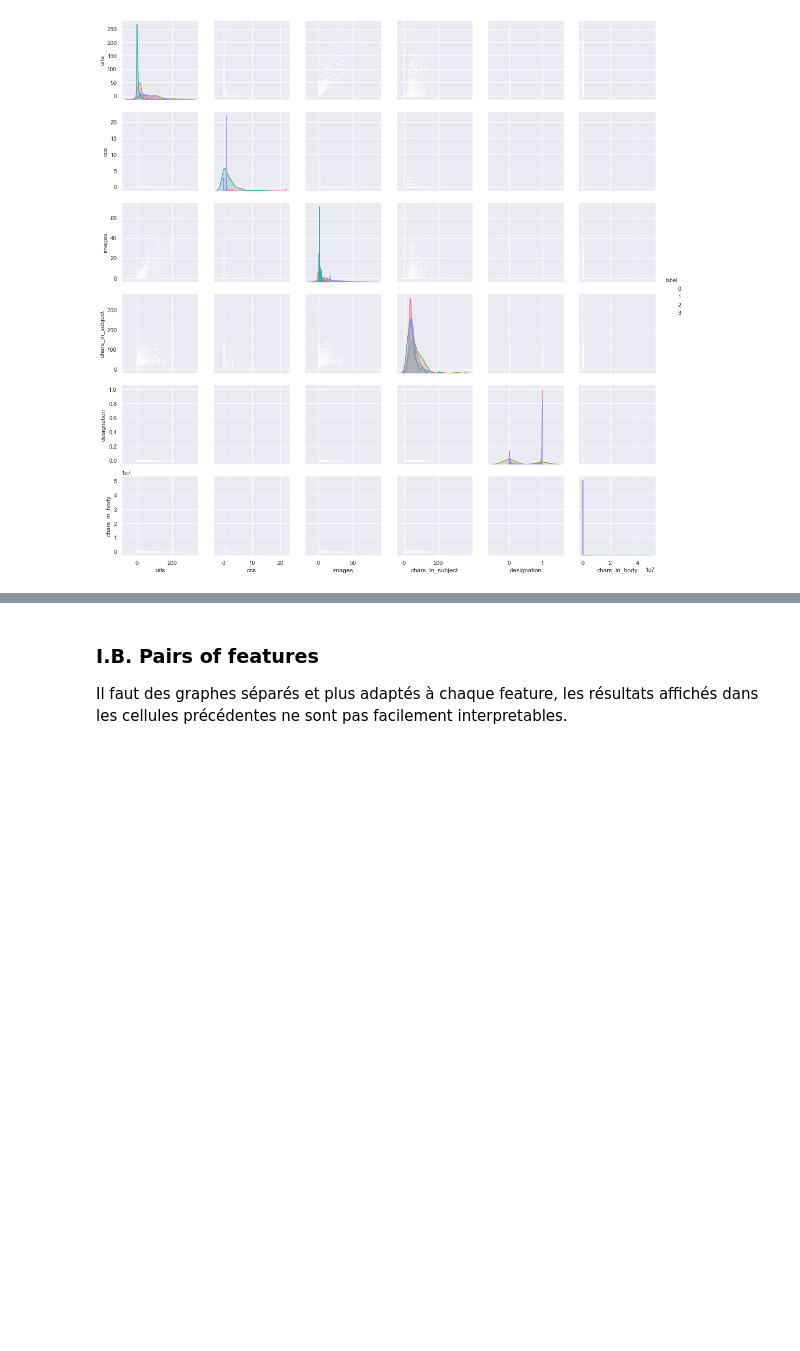
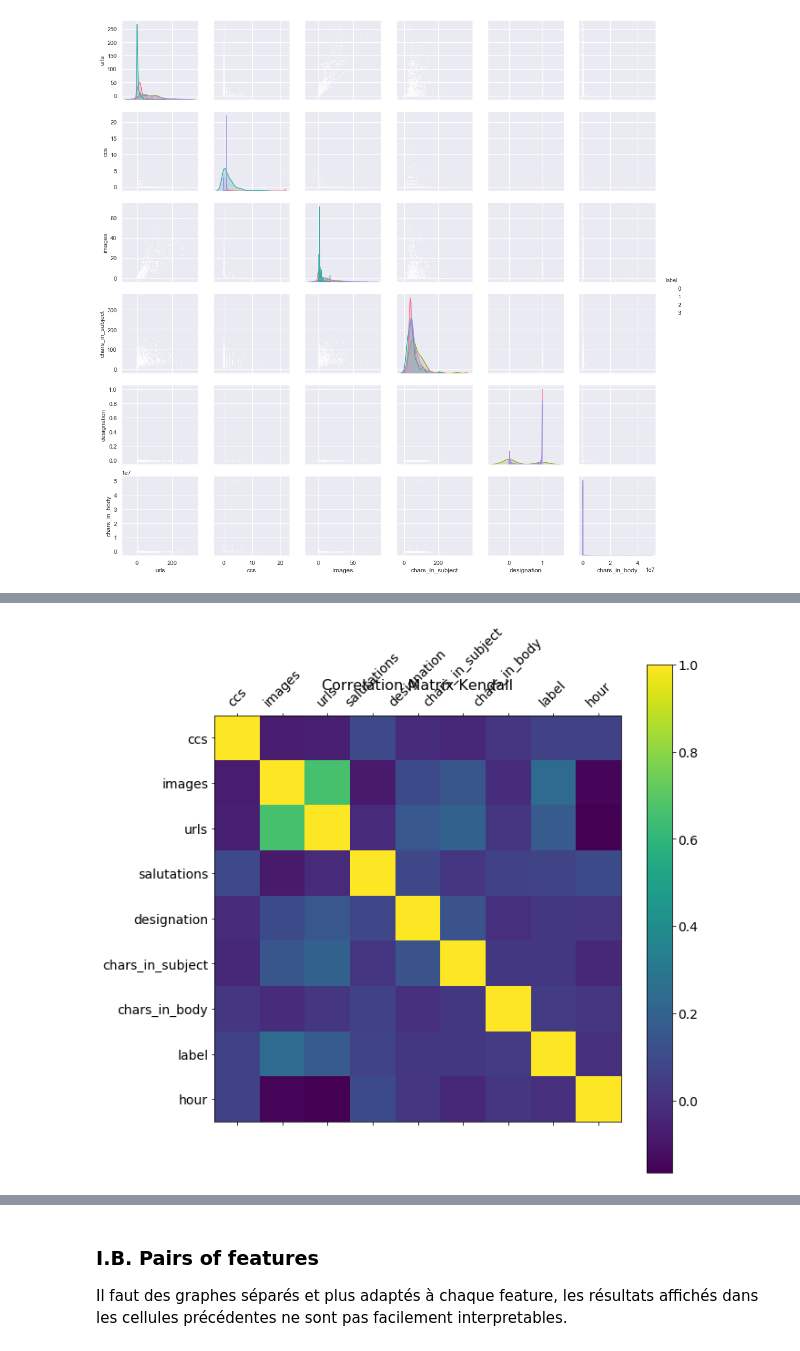
Before and after one commit to MerlinEgalite/mail-classification, a Jupyter notebook: Visualisation/Data Visualization.ipynb, the cells around one changed output, grey strips where cells are left out. Saved outputs shown, nothing was run; the diff lists cells and outputs as text; code cells hidden in the pictures; blank space fills up the shorter version.

```diff
--- a/Visualisation/Data Visualization.ipynb
+++ b/Visualisation/Data Visualization.ipynb
@@ -62,0 +80,13 @@ g = sns.pairplot(train_df, vars=['urls','ccs','images','chars_in_subject','desig
+# %%
+f = plt.figure(figsize=(10, 10))
+correlation_kendall=train.corr(method='kendall')
+
+#affichage des matrices
+plt.matshow(correlation_pearson, fignum=f.number)
+plt.xticks(range(correlation_kendall.shape[1]), correlation_kendall.columns, fontsize=14, rotation=45)
+plt.yticks(range(correlation_kendall.shape[1]), correlation_kendall.columns, fontsize=14)
+cb = plt.colorbar()
+cb.ax.tick_params(labelsize=14)
+plt.title('Correlation Matrix Kendall', fontsize=16);
+# %% [output]
+[figure, added]
```
Also changed, not shown: parts of 6 cells of this notebook, 11 other files.
